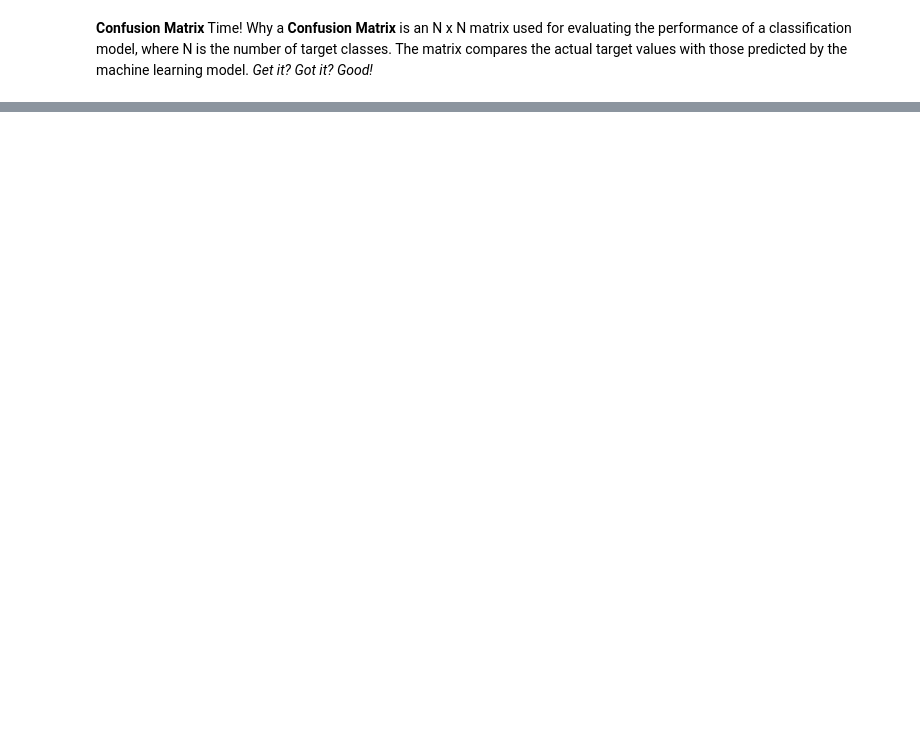
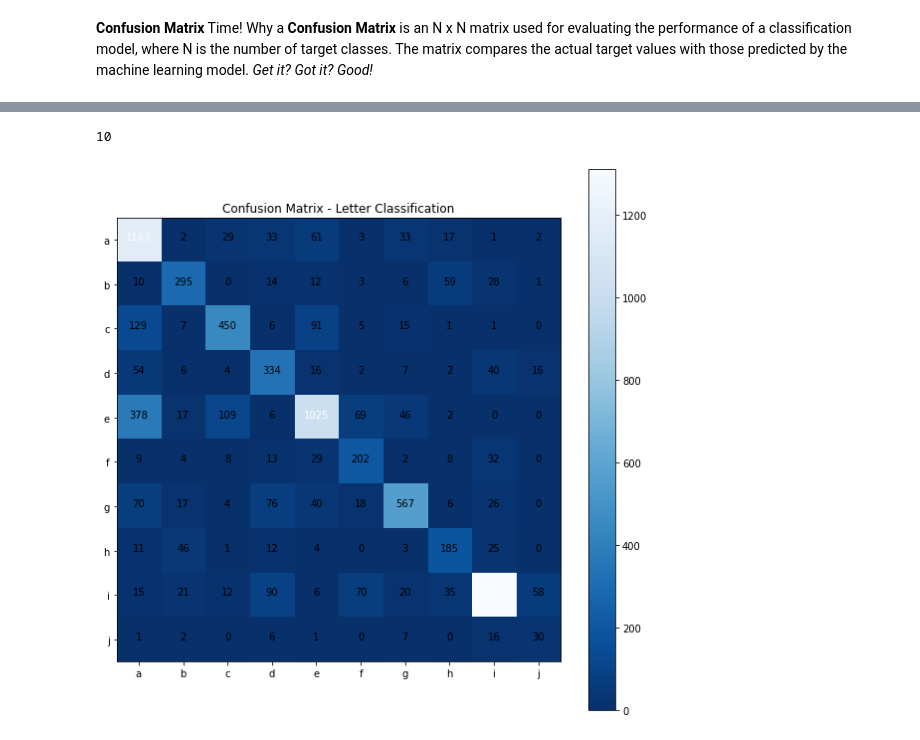
Before and after one commit to Applied-Machine-Learning-2022/final-project-team2-morgan, a Jupyter notebook: Capstone.ipynb, the cells around one changed output, grey strips where cells are left out. Saved outputs shown, nothing was run; the diff lists cells and outputs as text; code cells hidden in the pictures; blank space fills up the shorter version.

Commit message:
cnfMatrixUpdate

```diff
--- a/Capstone.ipynb
+++ b/Capstone.ipynb
@@ -84,8 +88,11 @@ from sklearn.naive_bayes import MultinomialNB
 features = ocr_train[train_features]
 target = ocr_train[train_target]
 
+features_test = ocr_test[test_features]
+target_test=ocr_test[test_target]
+
 
 mnm = MultinomialNB(alpha=1.0, fit_prior=True)
 mnm.fit(features, target)
 
-prediction = mnm.predict(features)
+prediction = mnm.predict(features_test)
@@ -96,9 +138,8 @@ from sklearn.metrics import confusion_matrix
 
 t_features=ocr_test[test_features]
 t_target = ocr_test[test_target]
+t_target = t_target.to_numpy()
 
 
-letters = ['a','b','c','d','e','f','g','h','i','j']
 cMatrix = confusion_matrix(t_target, prediction, labels=range(10))
-
 print(cMatrix)
@@ -104,0 +157,24 @@ print(cMatrix)
+# %%
+cMatrix.shape[1]
+# %% [output]
+10
+# %%
+import itertools
+import matplotlib.pyplot as plt
+
+classes = ['a','b','c','d','e','f','g','h','i','j']
+
+plt.figure(figsize=(10,10))
+
+plt.imshow(cMatrix, interpolation='nearest', cmap=plt.cm.Blues_r)
+plt.title('Confusion Matrix - Letter Classification')
+plt.colorbar()
+plt.xticks(range(10),classes)
+plt.yticks(range(10),classes)
+
+for k,v in itertools.product(range(cMatrix.shape[0]),range(cMatrix.shape[1])):
+  plt.text(v, k, cMatrix[k,v],horizontalalignment="center",color="white" if cMatrix[k,v]>800 else "black")
+
+plt.show()
+# %% [output]
+[figure, added]
```
Also changed, not shown: parts of 10 cells of this notebook.
